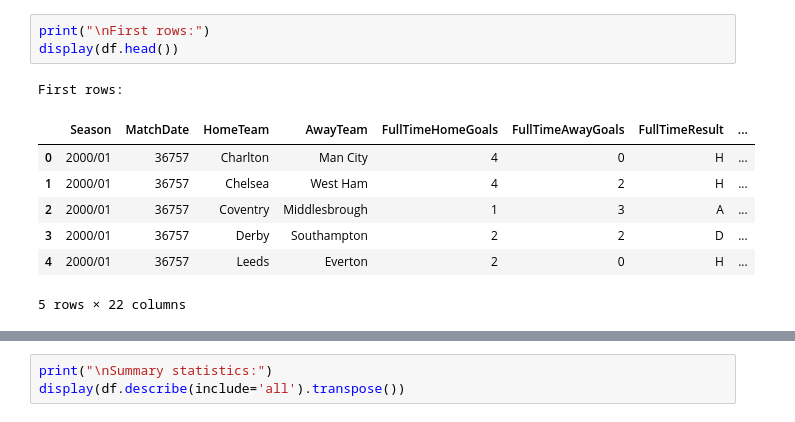
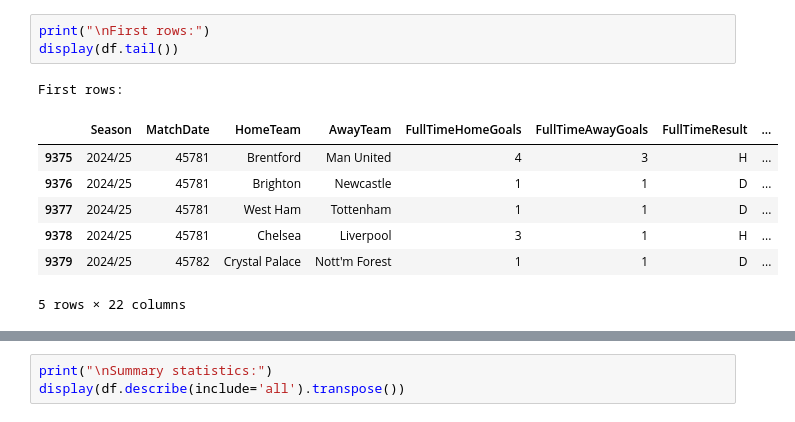
Before and after one commit to Eren275/ML-project, a Jupyter notebook: MLM.ipynb, the cells around one changed output, grey strips where cells are left out. Cells and saved outputs as stored; diff of their text form.

```diff
--- a/MLM.ipynb
+++ b/MLM.ipynb
@@ -56,13 +56,13 @@ AwayRedCards         0
 dtype: int64
 # %%
 print("\nFirst rows:")
-display(df.head())
+display(df.tail())
 # %% [output]
 First rows:
 |  | Season | MatchDate | HomeTeam | AwayTeam | FullTimeHomeGoals | FullTimeAwayGoals | FullTimeResult | ... |
-| 0 | 2000/01 | 36757 | Charlton | Man City | 4 | 0 | H | ... |
-| 1 | 2000/01 | 36757 | Chelsea | West Ham | 4 | 2 | H | ... |
-| 2 | 2000/01 | 36757 | Coventry | Middlesbrough | 1 | 3 | A | ... |
-| 3 | 2000/01 | 36757 | Derby | Southampton | 2 | 2 | D | ... |
-| 4 | 2000/01 | 36757 | Leeds | Everton | 2 | 0 | H | ... |
+| 9375 | 2024/25 | 45781 | Brentford | Man United | 4 | 3 | H | ... |
+| 9376 | 2024/25 | 45781 | Brighton | Newcastle | 1 | 1 | D | ... |
+| 9377 | 2024/25 | 45781 | West Ham | Tottenham | 1 | 1 | D | ... |
+| 9378 | 2024/25 | 45781 | Chelsea | Liverpool | 3 | 1 | H | ... |
+| 9379 | 2024/25 | 45782 | Crystal Palace | Nott'm Forest | 1 | 1 | D | ... |
 5 rows × 22 columns
```
Also changed, not shown: parts of 1 cell of this notebook.
